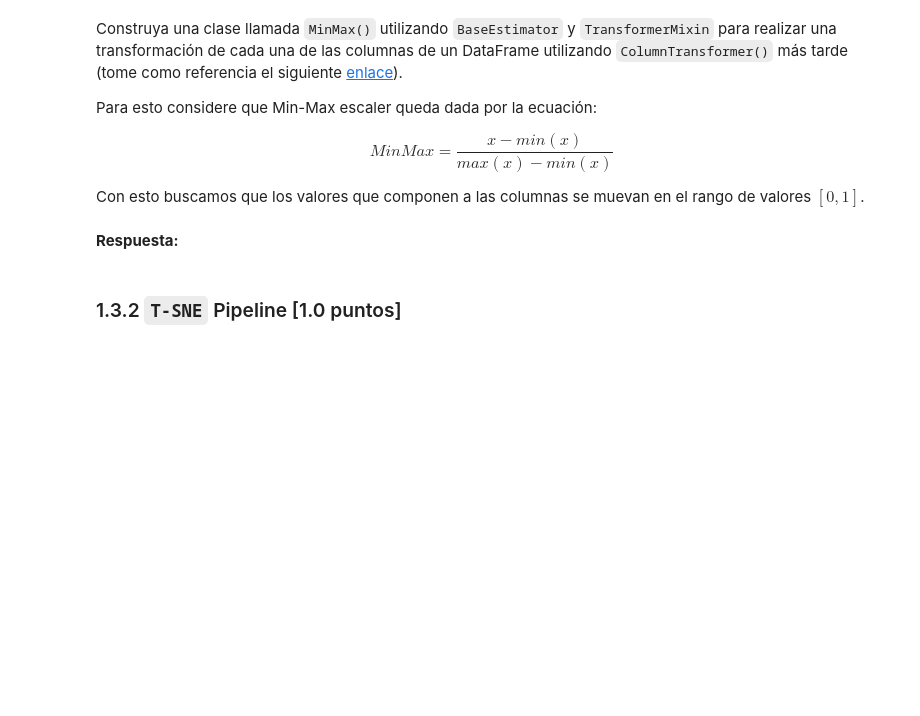
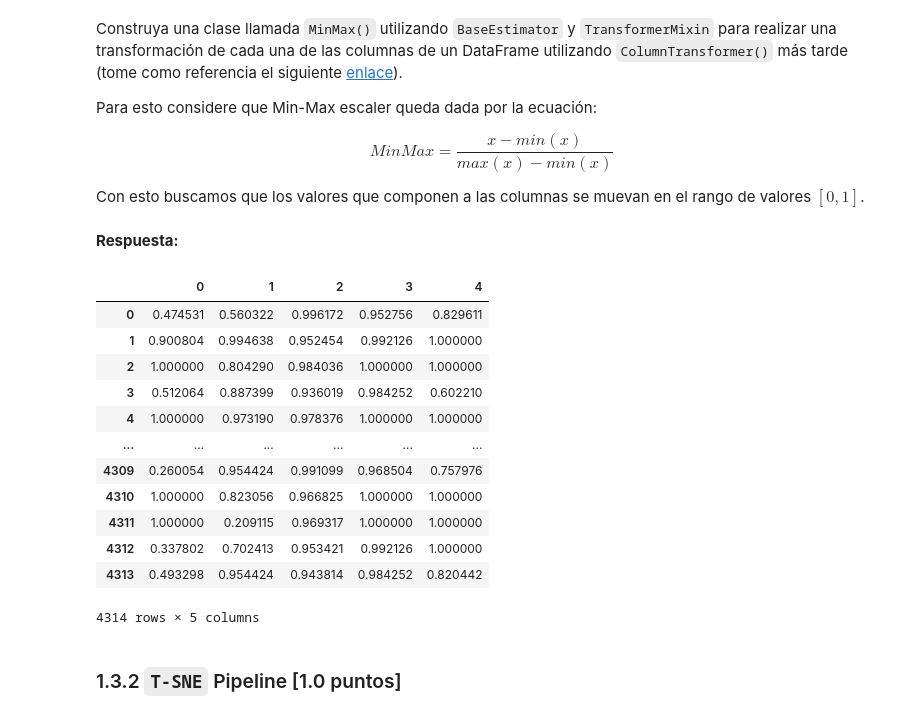
Before and after one commit to J07Aa/Repo, a Jupyter notebook: Lab_7/Laboratorio7_Enunciado.ipynb, the cells around one changed output. Drawn from its saved outputs; the diff is of its cells as text; code cells hidden in the pictures; blank space fills up the shorter version.

Commit message:
Se finaliza la función custom_features y se crea una clase MinMax para escalar la data, la cual es probada utilizando un pipeline.

```diff
--- a/Lab_7/Laboratorio7_Enunciado.ipynb
+++ b/Lab_7/Laboratorio7_Enunciado.ipynb
@@ -271,0 +226,3 @@ def custom_features(dataframe_in):
+# %%
+df = custom_features(df_retail)
+df.head()
@@ -296,3 +271,51 @@ class MinMax(BaseEstimator, TransformerMixin):
+# %%
+# Creamos la clase
+class MinMax(BaseEstimator, TransformerMixin):
+    # Primero definiremos valores mínimo y máximo para guardarlos.
+    def __init__(self):
+        self.c_min = 0
+        self.c_max = 0
+
+    def fit(self, X, y=None):
+        # Calculamos los mínimos y máximos para cada columna
+        self.c_max = X.min()
+        self.c_min = X.max()
+        return self
+
+    def transform(self, X):
+        # Aplicamos la transformación utilizando los valores calculados en fit
+        X_norm = (X - self.c_min) / (self.c_max - self.c_min)
+        return X_norm
+# %%
+# generamos el pipeline
+Sacler_pipe = Pipeline([('scaler', MinMax())
+                        ])
+preprocessing_transformer = ColumnTransformer(
+    transformers=[
+        ('min_max_transform', MinMax(),  ['L', 'R', 'M', 'F', 'P']),
+        ])
+retail_pipeline = Pipeline([
+    ('Preprocessing', preprocessing_transformer)
+])
+# %%
+#Estalamos el dataframe
+df_preprocesado = retail_pipeline.fit_transform(df)
+df_preprocesado = pd.DataFrame(df_preprocesado)
+df_preprocesado
+# %% [output]
+|  | 0 | 1 | 2 | 3 | 4 |
+| 0 | 0.474531 | 0.560322 | 0.996172 | 0.952756 | 0.829611 |
+| 1 | 0.900804 | 0.994638 | 0.952454 | 0.992126 | 1.000000 |
+| 2 | 1.000000 | 0.804290 | 0.984036 | 1.000000 | 1.000000 |
+| 3 | 0.512064 | 0.887399 | 0.936019 | 0.984252 | 0.602210 |
+| 4 | 1.000000 | 0.973190 | 0.978376 | 1.000000 | 1.000000 |
+| ... | ... | ... | ... | ... | ... |
+| 4309 | 0.260054 | 0.954424 | 0.991099 | 0.968504 | 0.757976 |
+| 4310 | 1.000000 | 0.823056 | 0.966825 | 1.000000 | 1.000000 |
+| 4311 | 1.000000 | 0.209115 | 0.969317 | 1.000000 | 1.000000 |
+| 4312 | 0.337802 | 0.702413 | 0.953421 | 0.992126 | 1.000000 |
+| 4313 | 0.493298 | 0.954424 | 0.943814 | 0.984252 | 0.820442 |
+4314 rows × 5 columns
 # %% [markdown]
 ### 1.3.2 `T-SNE` Pipeline [1.0 puntos]
 # %% [markdown]
```
Also changed, not shown: parts of 9 cells of this notebook.
